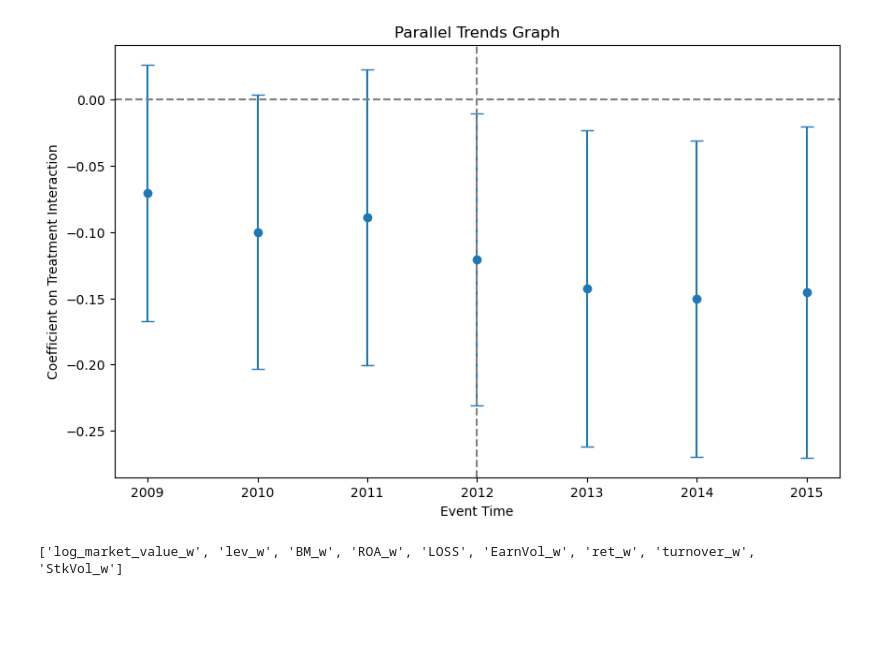
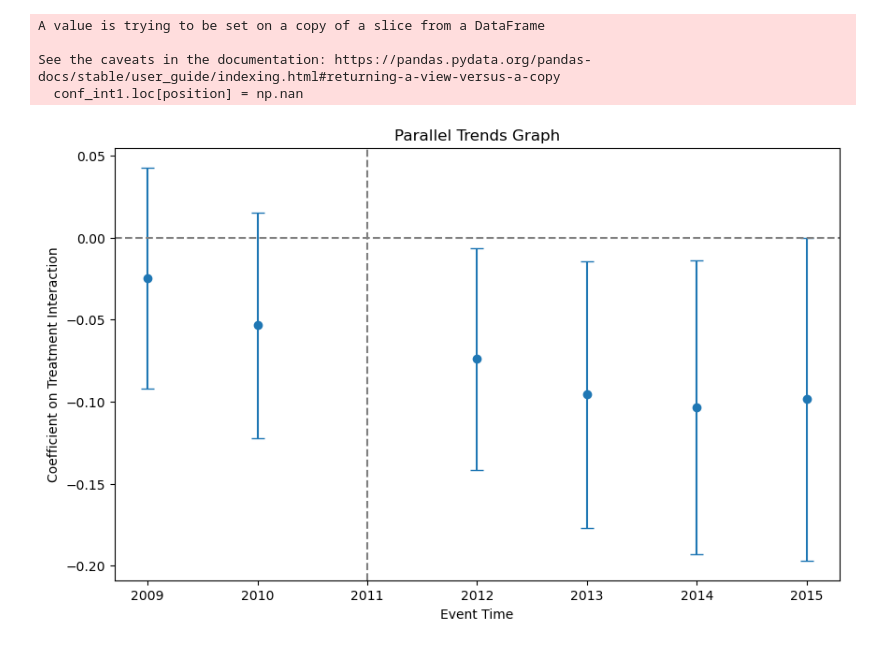
Before and after one commit to wangyouan/STOCKAct, a Jupyter notebook: Notebook/DrawParallelTrends.ipynb, the cells around one changed output. Drawn from its saved outputs; the diff is of its cells as text; code cells hidden in the pictures; blank space fills up the shorter version.

```diff
--- a/Notebook/DrawParallelTrends.ipynb
+++ b/Notebook/DrawParallelTrends.ipynb
@@ -21,7 +22,7 @@ for i in range(0, 4):
 # %%
 # Step 3: Run the regression excluding the base year (event_-1)
 # Specify interaction terms with ':' and use C() for categorical variables
-interaction_terms = [f"event_b{i} * MajorGovCustomer" for i in [3, 2, 1]]
+interaction_terms = [f"event_b{i} * MajorGovCustomer" for i in [3, 2]]
 interaction_terms.extend([f"event_{i} * MajorGovCustomer" for i in [0, 1, 2, 3]])
 
 # Define the formula correctly with interaction terms
@@ -29,33 +30,68 @@ formula = "log_frequency_w ~ " + " + ".join(interaction_terms) + \
     " + log_market_value_w + lev_w + BM_w + ROA_w + LOSS + EarnVol_w + ret_w + turnover_w + StkVol_w + C(gvkey) + C(year)"
 
 # Fit the model with clustered standard errors at the gvkey level
-model = smf.ols(formula, data).fit(cov_type='cluster', cov_kwds={'groups': data['gvkey']})
+reg_data = data
+model = smf.ols(formula, reg_data).fit(cov_type='cluster', cov_kwds={'groups': reg_data['gvkey']})
 
 # Extract coefficients for the event study
-coeff_names = [f'event_b{i}:MajorGovCustomer' for i in [3, 2, 1]]
+coeff_names = [f'event_b{i}:MajorGovCustomer' for i in [3, 2]]
 coeff_names.extend([f'event_{i}:MajorGovCustomer' for i in [0, 1, 2, 3]])
 coeffs = model.params[coeff_names]
 conf_int = model.conf_int().loc[coeff_names]
+# %%
+# insert one point to this position
+position = 2
+coeffs1 = coeffs.iloc[:position]
+coeffs2 = coeffs.iloc[position:]
+
+new_coeffs = pd.Series([np.nan], index=[position])
+
+coeffs = pd.concat([coeffs1, new_coeffs, coeffs2]).reset_index(drop=True)
+
+conf_int1 = conf_int.iloc[:position]
+conf_int2 = conf_int.iloc[position:]
+conf_int1.loc[position] = {0: np.nan, 1: np.nan}
+conf_int = pd.concat([conf_int1, conf_int2]).reset_index(drop=True)
+# %% [output]
+A value is trying to be set on a copy of a slice from a DataFrame
+
+See the caveats in the documentation: https://pandas.pydata.org/pandas-docs/stable/user_guide/indexing.html#returning-a-view-versus-a-copy
+  conf_int1.loc[position] = np.nan
 # %%
 # Step 4: Plot the parallel trends graph
 year_labels = { -4: "2008", -3: "2009", -2: "2010", -1: "2011",
                  0: "2012",  1: "2013",  2: "2014",  3: "2015"}
 
 plt.figure(figsize=(10, 6))
 plt.errorbar(x=range(-3, 4), y=coeffs,
              yerr=[coeffs - conf_int[0], conf_int[1] - coeffs], fmt='o', capsize=5)
 
 plt.axhline(0, color='grey', linestyle='--')
-plt.axvline(0, color='grey', linestyle='--')
+plt.axvline(-1, color='grey', linestyle='--')
 plt.xlabel("Event Time")
 plt.ylabel("Coefficient on Treatment Interaction")
 plt.title("Parallel Trends Graph")
 plt.xticks(ticks=range(-3, 4), labels=[year_labels[year] for year in [-3, -2, -1, 0, 1, 2, 3]])
+plt.savefig(os.path.join(pic_save_path, 'parallel_trends_graph.png'))
 plt.show()
 # %% [output]
-[figure, old version]
+[figure, new version]
 # %%
-print("log_market_value_w + lev_w + BM_w + ROA_w + LOSS + EarnVol_w + ret_w + turnover_w + StkVol_w".split(' + '))
+# Step 3: Run the regression excluding the base year (event_-1)
+# Specify interaction terms with ':' and use C() for categorical variables
+interaction_terms = [f"event_b{i} * MajorGovCustomer" for i in [3, 2, 1]]
+interaction_terms.extend([f"event_{i} * MajorGovCustomer" for i in [0, 1, 2, 3]])
+
+# Define the formula correctly with interaction terms
+formula = "log_frequency_w ~ " + " + ".join(interaction_terms) + \
+    " + log_market_value_w + lev_w + BM_w + ROA_w + LOSS + EarnVol_w + ret_w + turnover_w + StkVol_w + C(gvkey) + C(year)"
+
+# Fit the model with clustered standard errors at the gvkey level
+model = smf.ols(formula, data).fit(cov_type='cluster', cov_kwds={'groups': data['gvkey']})
+
+# Extract coefficients for the event study
+coeff_names = [f'event_b{i}:MajorGovCustomer' for i in [3, 2, 1]]
+coeff_names.extend([f'event_{i}:MajorGovCustomer' for i in [0, 1, 2, 3]])
+coeffs = model.params[coeff_names]
+conf_int = model.conf_int().loc[coeff_names]
-# %% [output]
-['log_market_value_w', 'lev_w', 'BM_w', 'ROA_w', 'LOSS', 'EarnVol_w', 'ret_w', 'turnover_w', 'StkVol_w']
 # %%
```
Also changed, not shown: parts of 3 cells of this notebook.
